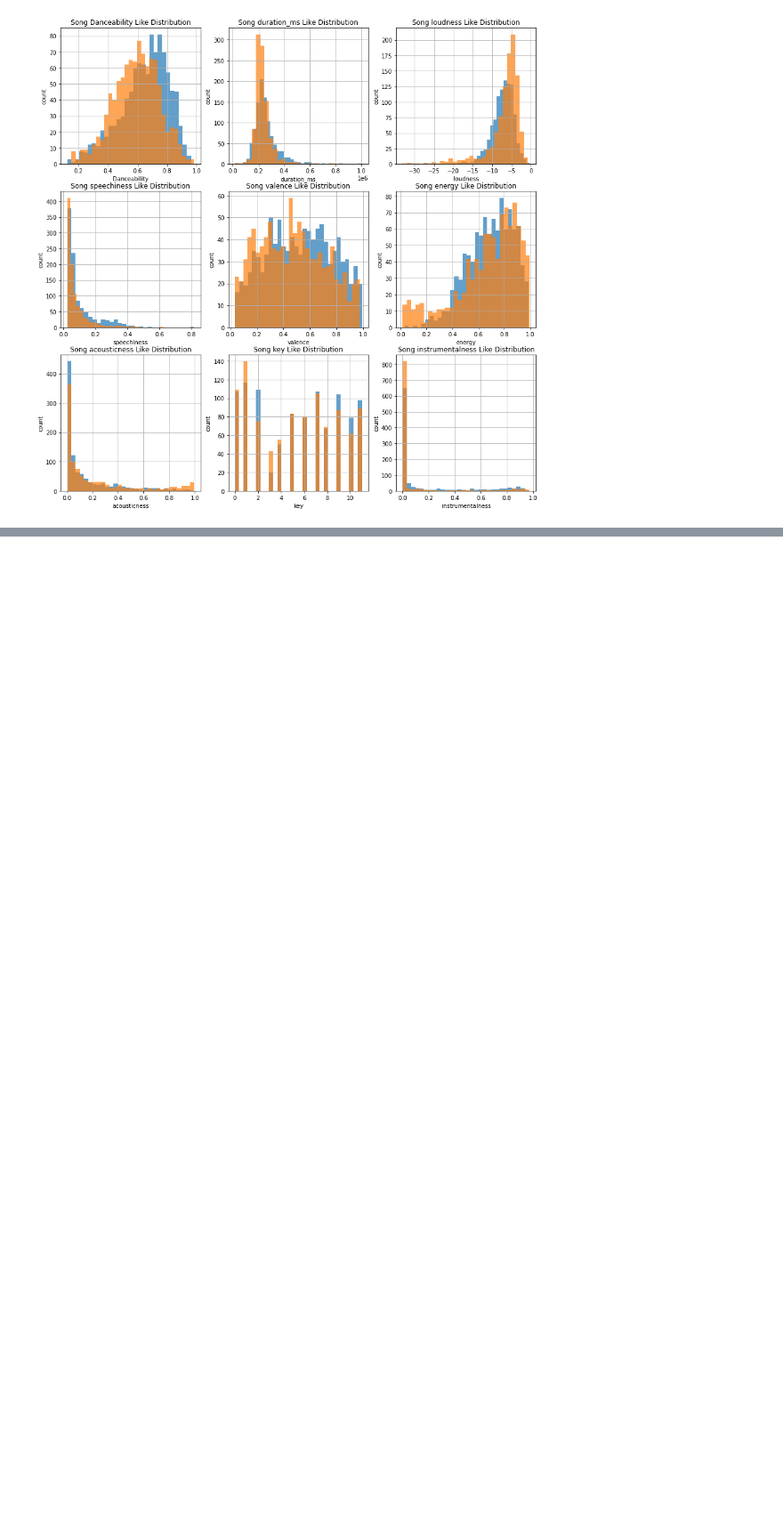
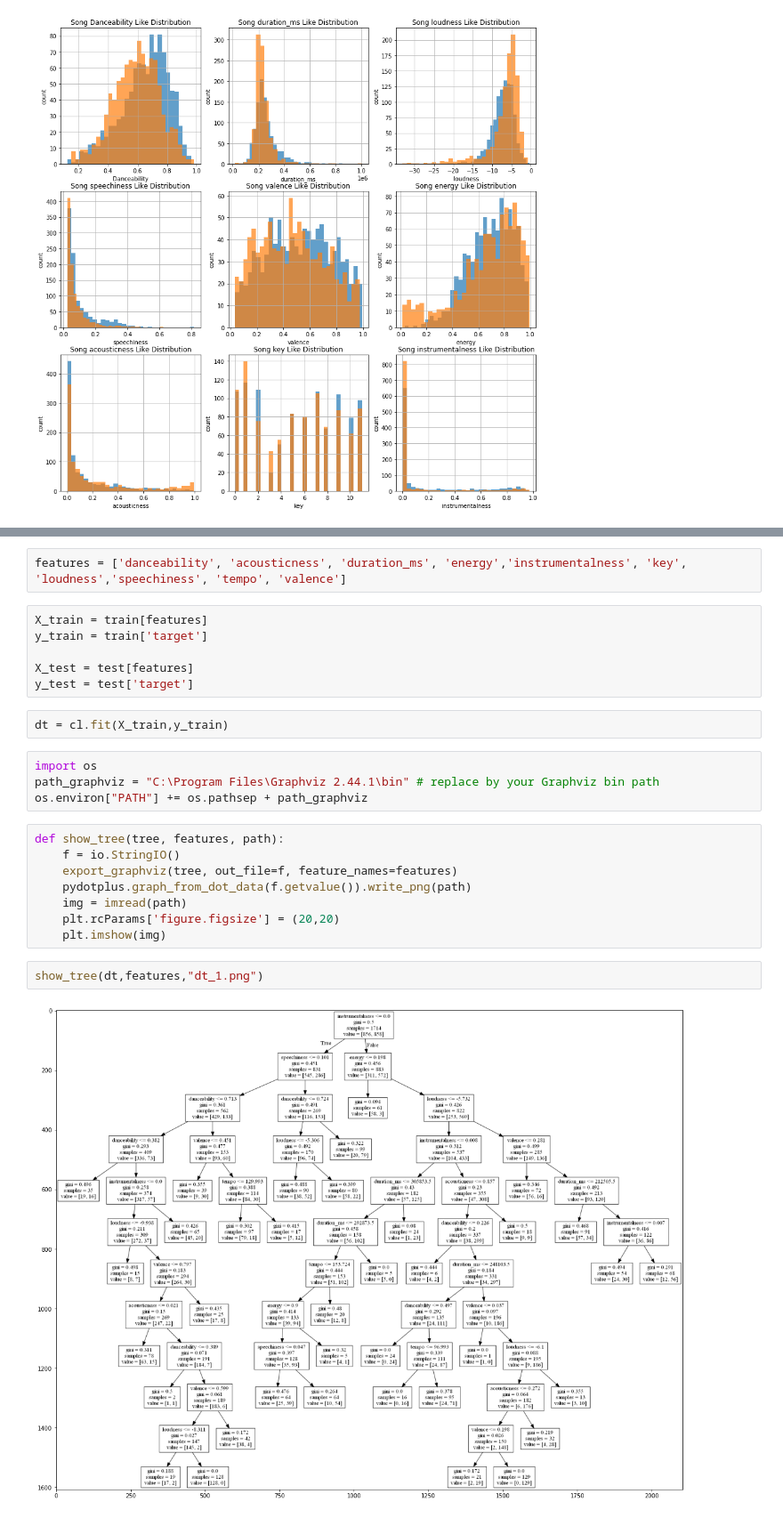
Before and after one commit to behdad88/spotify, a Jupyter notebook: Spotify.ipynb, the cells around one changed output, grey strips where cells are left out. Shown: that part at 89% size. Cells and saved outputs as stored; diff of their text form; blank space fills up the shorter version.

Commit message:
decision_tree_added

```diff
--- a/Spotify.ipynb
+++ b/Spotify.ipynb
@@ -264,0 +280,26 @@ neg_instrumentalness.hist(alpha= 0.7 , bins = 30)
+# %%
+features = ['danceability', 'acousticness', 'duration_ms', 'energy','instrumentalness', 'key', 'loudness','speechiness', 'tempo', 'valence']
+# %%
+X_train = train[features]
+y_train = train['target']
+
+X_test = test[features]
+y_test = test['target']
+# %%
+dt = cl.fit(X_train,y_train)
+# %%
+import os
+path_graphviz = "C:\Program Files\Graphviz 2.44.1\bin" # replace by your Graphviz bin path
+os.environ["PATH"] += os.pathsep + path_graphviz
+# %%
+def show_tree(tree, features, path):
+    f = io.StringIO()
+    export_graphviz(tree, out_file=f, feature_names=features)
+    pydotplus.graph_from_dot_data(f.getvalue()).write_png(path)
+    img = imread(path)
+    plt.rcParams['figure.figsize'] = (20,20)
+    plt.imshow(img)
+# %%
+show_tree(dt,features,"dt_1.png")
+# %% [output]
+[figure, added]
```
Also changed, not shown: parts of 3 cells of this notebook, 1 other file.
